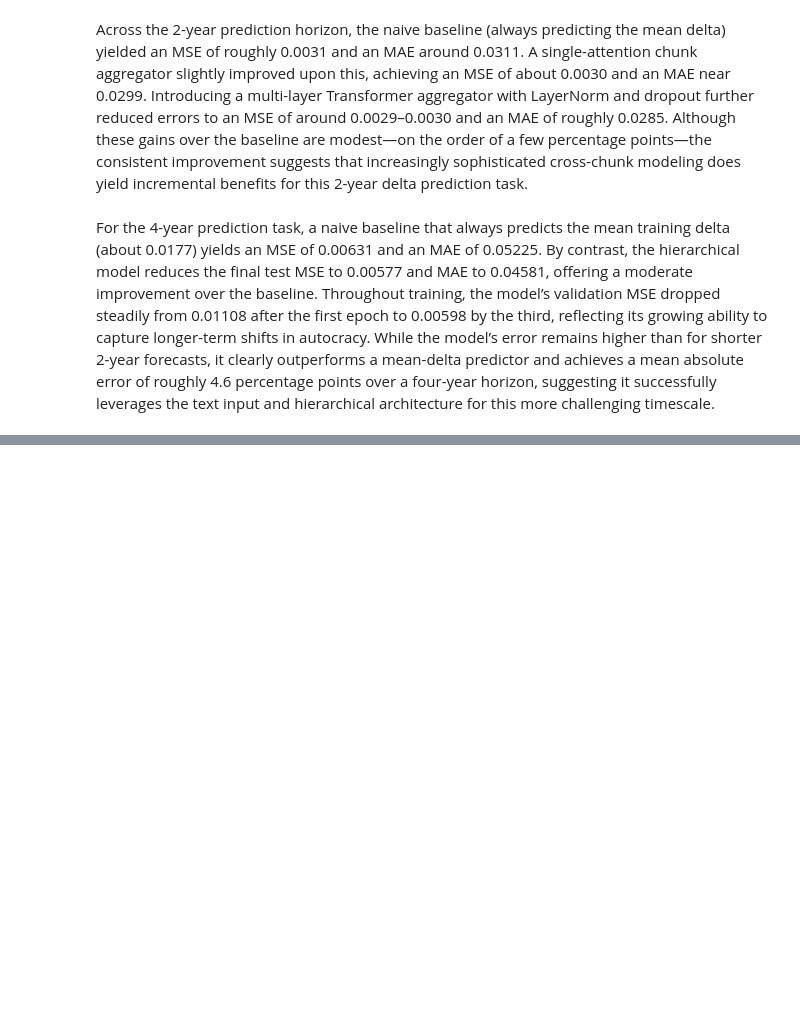
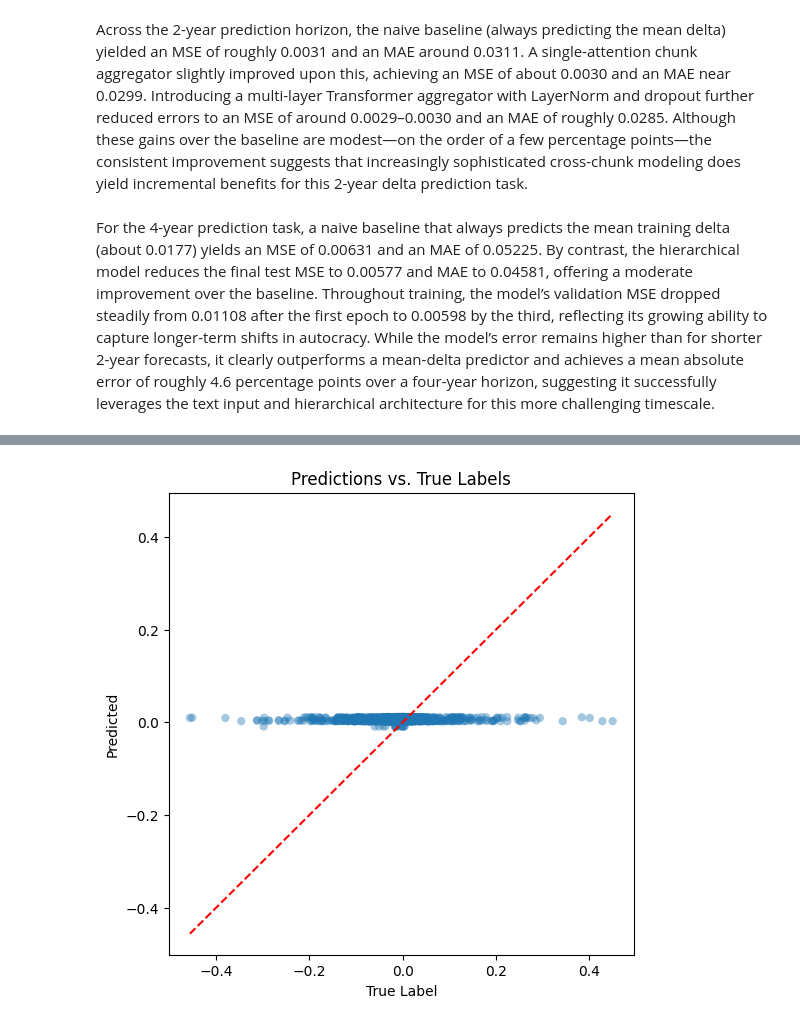
Before and after one commit to maxlaza411/Speech-Gov-Prediction, a Jupyter notebook: workbook.ipynb, the cells around one changed output, grey strips where cells are left out. Saved outputs shown, nothing was run; the diff lists cells and outputs as text; code cells hidden in the pictures; blank space fills up the shorter version.

```diff
--- a/workbook.ipynb
+++ b/workbook.ipynb
@@ -889,0 +957,10 @@ Consider: models that allow more tokens, rnn, include numerical data, cross-refr
+# %%
+plt.figure(figsize=(6,6))
+plt.scatter(labels, preds, alpha=0.4, edgecolors='none')
+plt.plot([labels.min(), labels.max()], [labels.min(), labels.max()], 'r--')  # 1:1 line
+plt.title("Predictions vs. True Labels")
+plt.xlabel("True Label")
+plt.ylabel("Predicted")
+plt.show()
+# %% [output]
+[figure, added]
```
Also changed, not shown: parts of 9 cells of this notebook.
